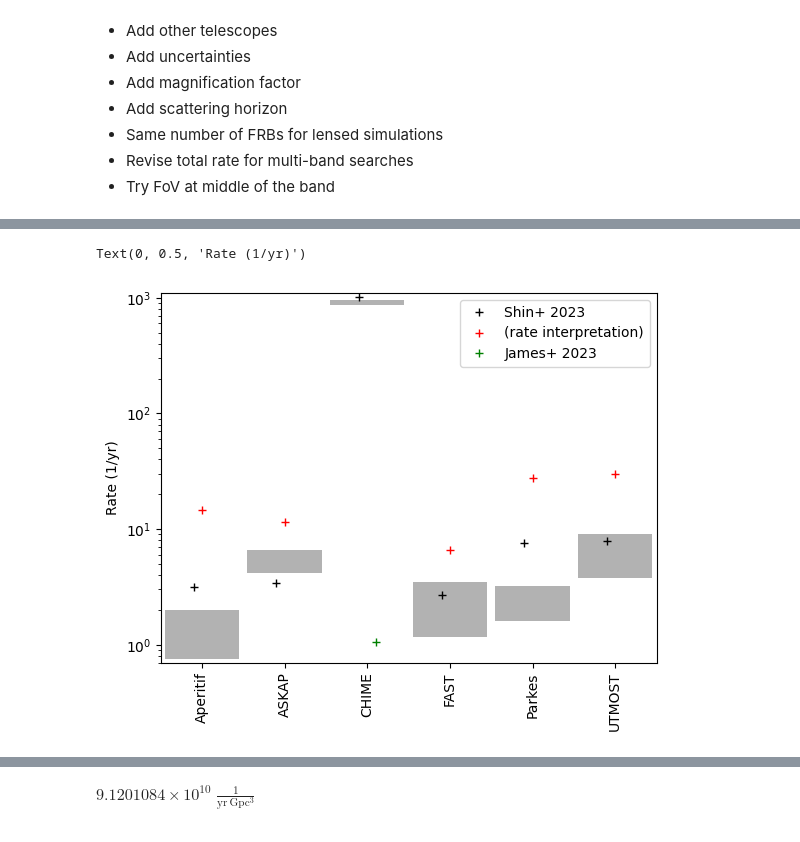
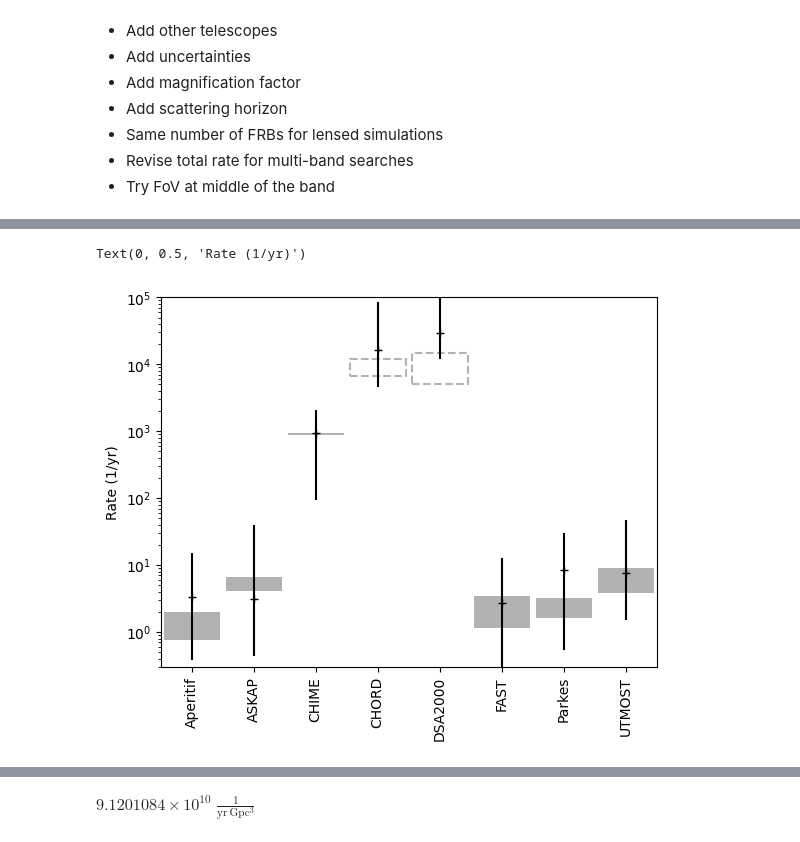
Before and after one commit to danielemichilli/slf, a Jupyter notebook: Gravitational_Lensing.ipynb, the cells around one changed output, grey strips where cells are left out. Saved outputs shown, nothing was run; the diff lists cells and outputs as text; code cells hidden in the pictures.

```diff
--- a/Gravitational_Lensing.ipynb
+++ b/Gravitational_Lensing.ipynb
@@ -1060,0 +1375,3 @@ np.sqrt(err_l**2*a**(2*x)+err_x**2*(l*a**x*np.log(a))**2), np.std([(l+err_l)*a**
+# %%
+t = [0.19, 1.01, 8.84, ] * u.s
+n = [1e3,   1e4,  1e5,  ]
@@ -1106,6 +1427,12 @@ rate = (n_frbs / obs_time).to(1/u.yr) / 13  # 13 to correct for multi-beam recei
 err = (np.sqrt(n_frbs) / obs_time).to(1/u.yr) / 13
 telescope_rates['Parkes'] = [rate, err]
 
+# CHORD (https://ui.adsabs.harvard.edu/abs/2019clrp.2020...28V/abstract)
+telescope_rates['CHORD'] = [25.5 * 365 / u.yr, 7 * 365 / u.yr]
+
+# DSA2000 (https://ui.adsabs.harvard.edu/abs/2019BAAS...51g.255H/abstract)
+telescope_rates['DSA2000'] = [1e4 / u.yr, 5e3 / u.yr]
+
 telescope_list = sorted(telescope_rates.keys(), key=lambda v: v.upper())
 # %%
 rng = default_rng(seed)  # Random generator; seed fixed for reproducibility
@@ -1234,37 +1485,59 @@ for t in telescope_list:
 # %%
 from matplotlib.patches import Rectangle
 
 fig, ax = plt.subplots()
 
 x = np.arange(len(telescope_list))
-#ax.errorbar(x-0.1, shin_values, yerr=shin_uncert, fmt='k+', label='Shin+ 2023', zorder=5)
+ax.errorbar(
+    x,
+    shin_values,
+    yerr=(shin_values-shin_uncert_down, shin_uncert_up-shin_values),
+    fmt='k+',
+    label='Shin+ 2023',
+    zorder=5
+)
 #ax.errorbar(x, shin_values_r, yerr=shin_uncert_r, fmt='r+', label='(rate interpretation)', zorder=5)
 #ax.errorbar(x+0.1, james_values, yerr=james_uncert, fmt='g+', label='James+ 2023', zorder=5)
 
-ax.plot(x-0.1, shin_values, 'k+', label='Shin+ 2023', zorder=5)
-ax.plot(x, shin_values_r, 'r+', label='(rate interpretation)', zorder=5)
-ax.plot(x+0.1, james_values, 'g+', label='James+ 2023', zorder=5)
+#ax.plot(x-0.1, shin_values, 'k+', label='Shin+ 2023', zorder=5)
+#ax.plot(x, shin_values_r, 'r+', label='(rate interpretation)', zorder=5)
+#ax.plot(x+0.1, james_values, 'g+', label='James+ 2023', zorder=5)
+#ax.plot(x, med, 'r+', zorder=6)
 
 
 for telescope, xi in zip(telescope_list, x):
     rate = telescope_rates[telescope]
-    rect = Rectangle(
-        (xi - 0.45, (rate[0] - rate[1]).to(1/u.yr).value),
-        0.9,
-        rate[1].to(1/u.yr).value * 2,
-        alpha=0.3,
-        color='k',
-        ec=None
-    )
+    if telescope.lower() in ['chord', 'dsa2000']:
+        rect = Rectangle(
+            (xi - 0.45, (rate[0] - rate[1]).to(1/u.yr).value),
+            0.9,
+            rate[1].to(1/u.yr).value * 2,
+            alpha=0.3,
+            color='k',
+            fc='none',
+            hatch = hatch,
+            ls = '--',
+            lw = 1.5
+        )
+    else:
+        rect = Rectangle(
+            (xi - 0.45, (rate[0] - rate[1]).to(1/u.yr).value),
+            0.9,
+            rate[1].to(1/u.yr).value * 2,
+            alpha=0.3,
+            color='k',
+            ec='none',
+            hatch = hatch
+        )
     ax.add_patch(rect)
 
-ax.legend()
+#ax.legend()
 ax.set_yscale('log')
 ax.set_xlim(x.min()-0.5, x.max()+0.5)
-ax.set_ylim(0.7, 1100)
+ax.set_ylim(0.3, 100_000)
 ax.set_xticks(x)
 ax.set_xticklabels(telescope_list, rotation='vertical')
 ax.set_ylabel("Rate (1/yr)")
 # %% [output]
 Text(0, 0.5, 'Rate (1/yr)')
-[figure, old version]
+[figure, new version]
```
Also changed, not shown: parts of 79 cells of this notebook.
